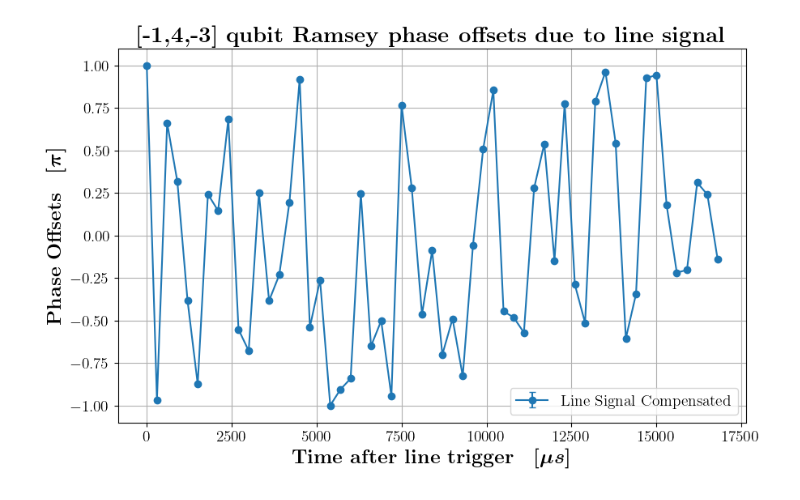
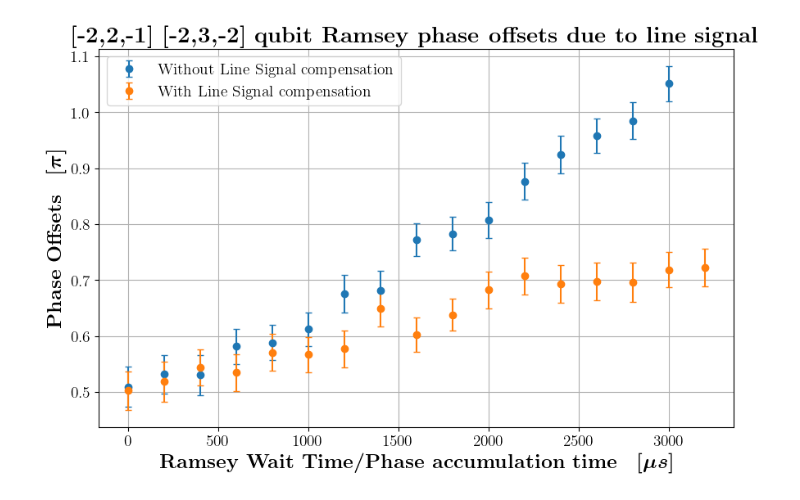
Before and after one commit to GauravTathed/PhD_python_scripts, a Jupyter notebook: LineSignal_charaterization/bussed_ramsey_analysis.ipynb, the cells around one changed output. Saved outputs shown, nothing was run; the diff lists cells and outputs as text; code cells hidden in the pictures.

```diff
--- a/LineSignal_charaterization/bussed_ramsey_analysis.ipynb
+++ b/LineSignal_charaterization/bussed_ramsey_analysis.ipynb
@@ -570,33 +571,43 @@ Wait Time: 16800.1 us
 # %%
 from matplotlib import rcParams
 
 rcParams['font.family'] = 'serif'
 rcParams['font.serif'] = ['Computer Modern']
 rcParams['text.usetex'] = True
 
 plt.figure(figsize=(10, 6))
-# plt.plot(
-#     fit_wait_times_list,
-#     fit_phases_list)
+data = np.loadtxt("phase_offsets_data.txt", comments="#")
+time_us = data[:, 0]
+phase_over_pi = data[:, 1]
+phase_error = data[:, 2]
+
+plt.errorbar(
+    time_us,
+    phase_over_pi,
+    yerr=phase_error,
+    fmt='o',
+    capsize=3, label='Without Line Signal compensation'
+)
+
 plt.errorbar(
     fit_wait_times_list,
     np.array(fit_phases_list)/np.pi,
-    yerr=np.array(fit_phase_errors_list)*0,
-    fmt='-o',
-    capsize=3, label='Line Signal Compensated'
+    yerr=np.array(fit_phase_errors_list),
+    fmt='o',
+    capsize=3, label='With Line Signal compensation'
 )
 
 # print(fit_wait_times_list)
 # print(fit_phases_list)
 # print(fit_phase_errors_list)
 
-plt.xlabel(r'\boldmath$\textbf{Time after line trigger}\quad [\mu s]$', fontsize=18)
+plt.xlabel(r'\boldmath$\textbf{Ramsey Wait Time/Phase accumulation time}\quad [\mu s]$', fontsize=18)
 plt.ylabel(r'\boldmath$\textbf{Phase Offsets}\quad [\pi]$', fontsize=18)
-plt.title(r'\textbf{[-1,4,-3] qubit Ramsey phase offsets due to line signal}', fontsize=20)
+plt.title(r'\textbf{[-2,2,-1] [-2,3,-2] qubit Ramsey phase offsets due to line signal}', fontsize=20)
 plt.tick_params(axis='both', which='major', labelsize=14)
 plt.grid()
 plt.savefig('0_2_0_phase_offsets_for_laser_noise_with_RFSoC.png', dpi=300, bbox_inches="tight")
 legend = plt.legend(fontsize=14)
 plt.show()
 # %% [output]
-[figure, old version]
+[figure, new version]
```
Also changed, not shown: parts of 4 cells of this notebook, 11 other files.
